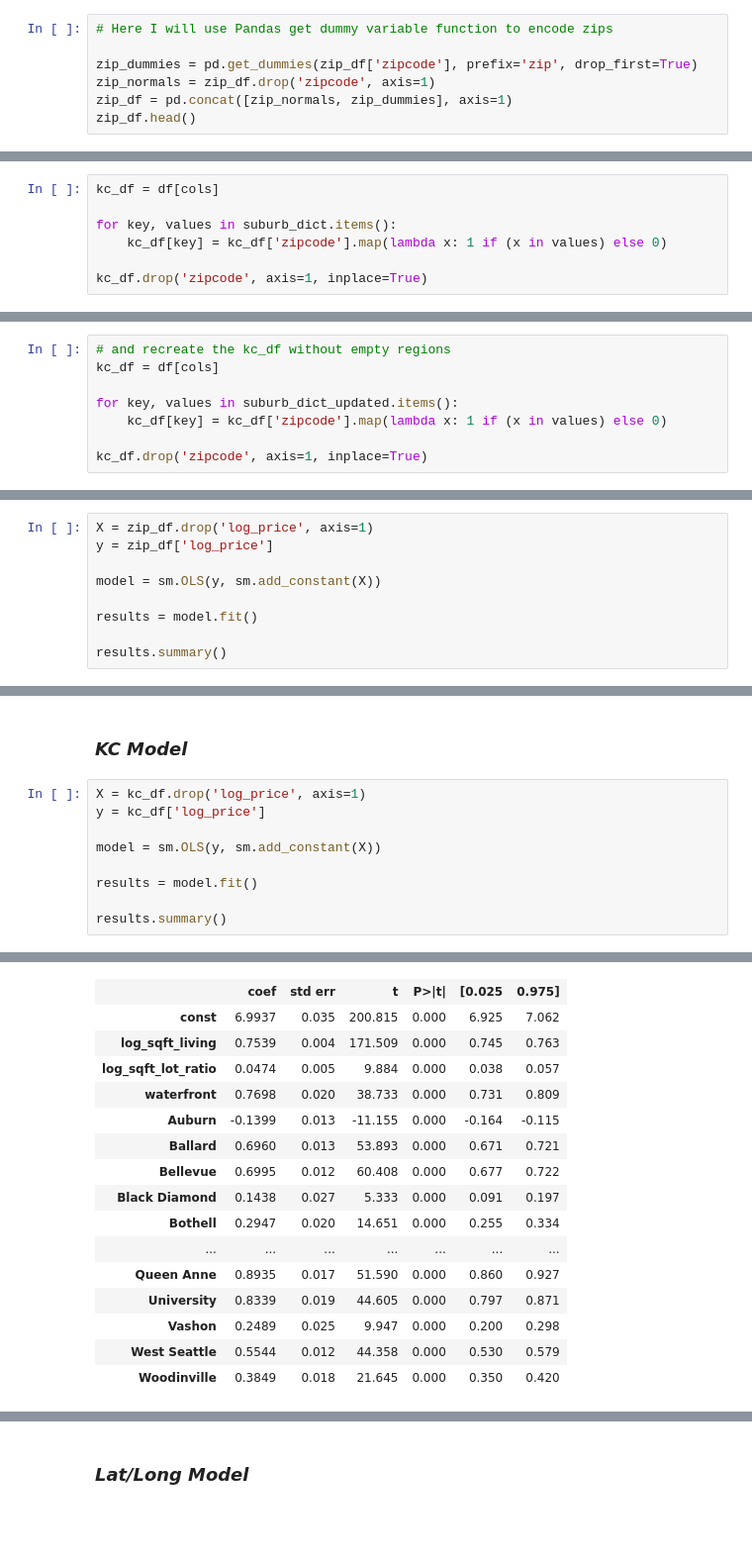
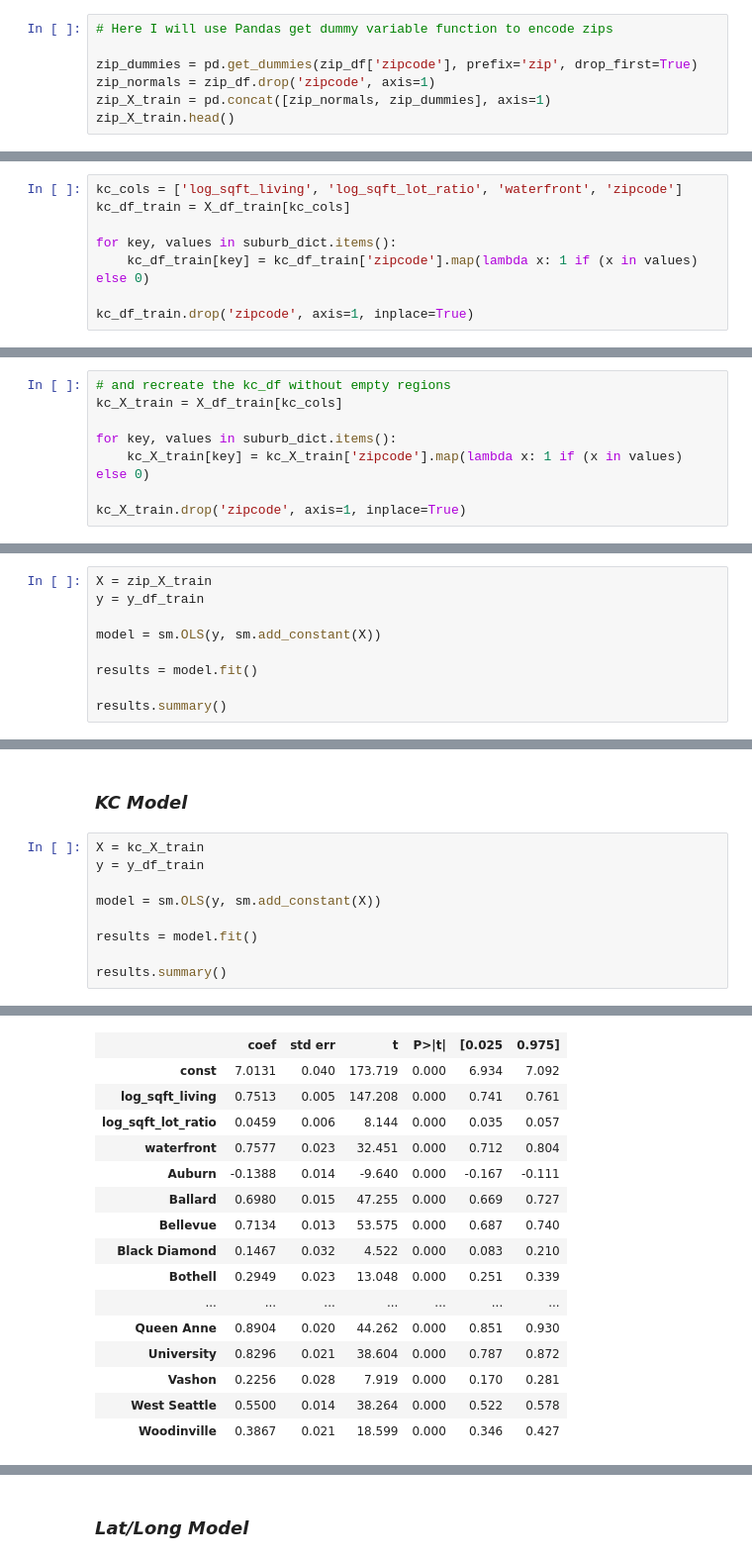
Before and after one commit to jonnyhof/kings_county_housing_analysis, a Jupyter notebook: jonny_king_county_analysis.ipynb, the cells around one changed output, grey strips where cells are left out. Shown at 99% size. Drawn from its saved outputs; the diff is of its cells as text; blank space fills up the shorter version.

```diff
--- a/jonny_king_county_analysis.ipynb
+++ b/jonny_king_county_analysis.ipynb
@@ -225,6 +260,6 @@ zip_df = df[cols]
 
 zip_dummies = pd.get_dummies(zip_df['zipcode'], prefix='zip', drop_first=True)
 zip_normals = zip_df.drop('zipcode', axis=1)
-zip_df = pd.concat([zip_normals, zip_dummies], axis=1)
-zip_df.head()
+zip_X_train = pd.concat([zip_normals, zip_dummies], axis=1)
+zip_X_train.head()
 # %% [output]
@@ -299,12 +334,13 @@ For the city/suburb model I have created a dictionary to attach city labels to z
 # %%
 pd.options.mode.chained_assignment = None
 # %%
-kc_df = df[cols]
+kc_cols = ['log_sqft_living', 'log_sqft_lot_ratio', 'waterfront', 'zipcode']
+kc_df_train = X_df_train[kc_cols]
 
 for key, values in suburb_dict.items():
-    kc_df[key] = kc_df['zipcode'].map(lambda x: 1 if (x in values) else 0)
+    kc_df_train[key] = kc_df_train['zipcode'].map(lambda x: 1 if (x in values) else 0)
 
-kc_df.drop('zipcode', axis=1, inplace=True)
+kc_df_train.drop('zipcode', axis=1, inplace=True)
 # %% [markdown]
 Let's check and see how many rows are in each King County city
 # %%
@@ -344,10 +380,10 @@ for d in to_del:
     suburb_dict.pop(d)
 # %%
 # and recreate the kc_df without empty regions
-kc_df = df[cols]
+kc_X_train = X_df_train[kc_cols]
 
-for key, values in suburb_dict_updated.items():
-    kc_df[key] = kc_df['zipcode'].map(lambda x: 1 if (x in values) else 0)
+for key, values in suburb_dict.items():
+    kc_X_train[key] = kc_X_train['zipcode'].map(lambda x: 1 if (x in values) else 0)
 
-kc_df.drop('zipcode', axis=1, inplace=True)
+kc_X_train.drop('zipcode', axis=1, inplace=True)
 # %%
@@ -395,8 +429,8 @@ The FSM naive model predicts the average price across all homes. The coefficient
 # %% [markdown]
 ### *Zipcode Model*
 # %%
-X = zip_df.drop('log_price', axis=1)
-y = zip_df['log_price']
+X = zip_X_train
+y = y_df_train
 
 model = sm.OLS(y, sm.add_constant(X))
 
@@ -439,8 +475,8 @@ Notes:
 # %% [markdown]
 ### *KC Model*
 # %%
-X = kc_df.drop('log_price', axis=1)
-y = kc_df['log_price']
+X = kc_X_train
+y = y_df_train
 
 model = sm.OLS(y, sm.add_constant(X))
 
@@ -459,18 +495,18 @@ OLS Regression Results
 | Df Model: | 45 |  |  |
 | Covariance Type: | nonrobust |  |  |
 |  | coef | std err | t | P>|t| | [0.025 | 0.975] |
-| const | 6.9937 | 0.035 | 200.815 | 0.000 | 6.925 | 7.062 |
-| log_sqft_living | 0.7539 | 0.004 | 171.509 | 0.000 | 0.745 | 0.763 |
-| log_sqft_lot_ratio | 0.0474 | 0.005 | 9.884 | 0.000 | 0.038 | 0.057 |
-| waterfront | 0.7698 | 0.020 | 38.733 | 0.000 | 0.731 | 0.809 |
-| Auburn | -0.1399 | 0.013 | -11.155 | 0.000 | -0.164 | -0.115 |
-| Ballard | 0.6960 | 0.013 | 53.893 | 0.000 | 0.671 | 0.721 |
-| Bellevue | 0.6995 | 0.012 | 60.408 | 0.000 | 0.677 | 0.722 |
-| Black Diamond | 0.1438 | 0.027 | 5.333 | 0.000 | 0.091 | 0.197 |
-| Bothell | 0.2947 | 0.020 | 14.651 | 0.000 | 0.255 | 0.334 |
+| const | 7.0131 | 0.040 | 173.719 | 0.000 | 6.934 | 7.092 |
+| log_sqft_living | 0.7513 | 0.005 | 147.208 | 0.000 | 0.741 | 0.761 |
+| log_sqft_lot_ratio | 0.0459 | 0.006 | 8.144 | 0.000 | 0.035 | 0.057 |
+| waterfront | 0.7577 | 0.023 | 32.451 | 0.000 | 0.712 | 0.804 |
+| Auburn | -0.1388 | 0.014 | -9.640 | 0.000 | -0.167 | -0.111 |
+| Ballard | 0.6980 | 0.015 | 47.255 | 0.000 | 0.669 | 0.727 |
+| Bellevue | 0.7134 | 0.013 | 53.575 | 0.000 | 0.687 | 0.740 |
+| Black Diamond | 0.1467 | 0.032 | 4.522 | 0.000 | 0.083 | 0.210 |
+| Bothell | 0.2949 | 0.023 | 13.048 | 0.000 | 0.251 | 0.339 |
 | ... | ... | ... | ... | ... | ... | ... |
-| Queen Anne | 0.8935 | 0.017 | 51.590 | 0.000 | 0.860 | 0.927 |
-| University | 0.8339 | 0.019 | 44.605 | 0.000 | 0.797 | 0.871 |
-| Vashon | 0.2489 | 0.025 | 9.947 | 0.000 | 0.200 | 0.298 |
-| West Seattle | 0.5544 | 0.012 | 44.358 | 0.000 | 0.530 | 0.579 |
-| Woodinville | 0.3849 | 0.018 | 21.645 | 0.000 | 0.350 | 0.420 |
+| Queen Anne | 0.8904 | 0.020 | 44.262 | 0.000 | 0.851 | 0.930 |
+| University | 0.8296 | 0.021 | 38.604 | 0.000 | 0.787 | 0.872 |
+| Vashon | 0.2256 | 0.028 | 7.919 | 0.000 | 0.170 | 0.281 |
+| West Seattle | 0.5500 | 0.014 | 38.264 | 0.000 | 0.522 | 0.578 |
+| Woodinville | 0.3867 | 0.021 | 18.599 | 0.000 | 0.346 | 0.427 |
```
Also changed, not shown: parts of 29 cells of this notebook.
